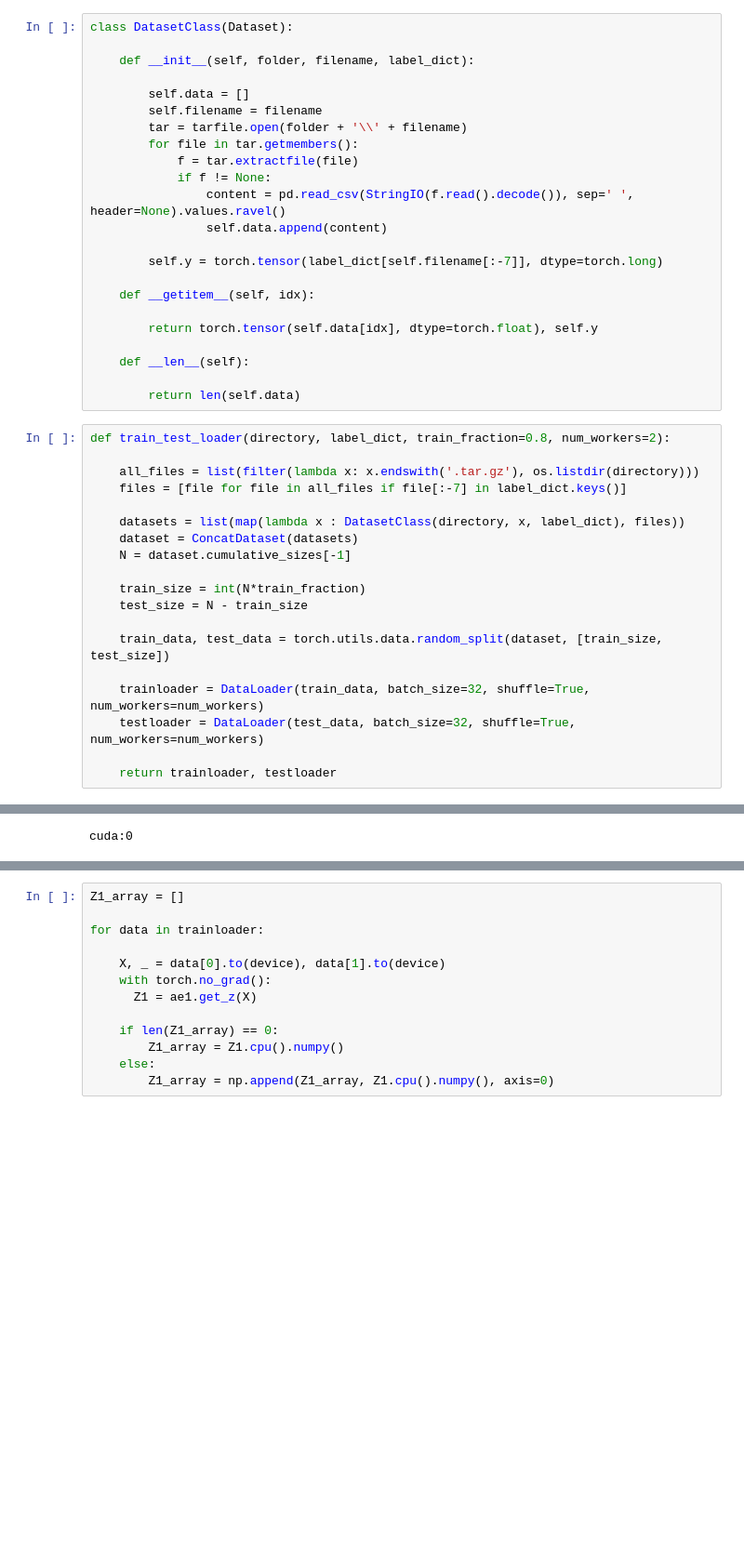
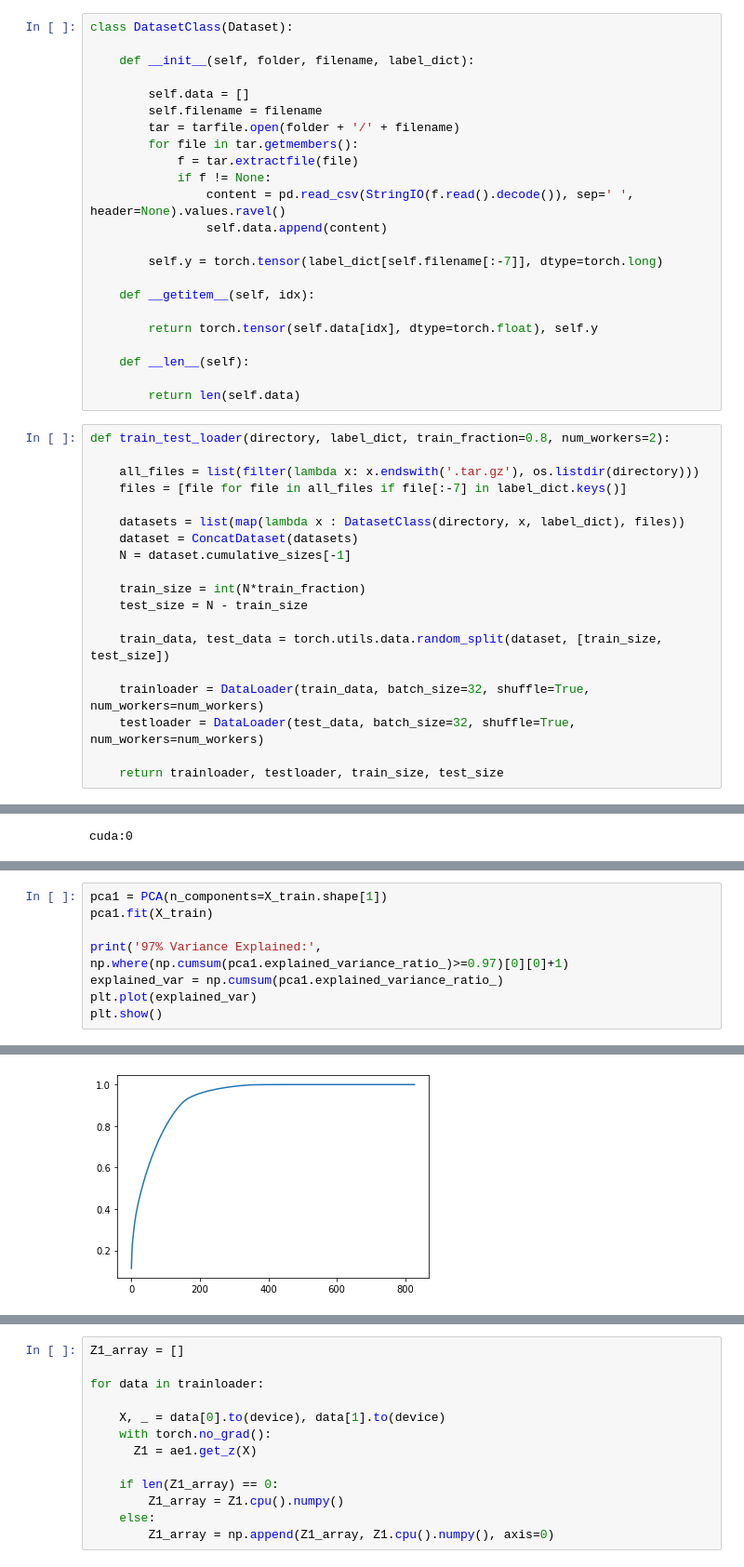
Before and after one commit to TheOneCodeGuy/AutoAssociationNN-RBM-AutoEncoders, a Jupyter notebook: Q2.ipynb, the cells around one changed output, grey strips where cells are left out. Shown at 93% size. Drawn from its saved outputs; the diff is of its cells as text; blank space fills up the shorter version.

```diff
--- a/Q2.ipynb
+++ b/Q2.ipynb
@@ -43,7 +39,7 @@ class DatasetClass(Dataset):
 
         self.data = []
         self.filename = filename
-        tar = tarfile.open(folder + '\\' + filename)
+        tar = tarfile.open(folder + '/' + filename)
         for file in tar.getmembers():
             f = tar.extractfile(file)
             if f != None:
@@ -77,7 +73,7 @@ def train_test_loader(directory, label_dict, train_fraction=0.8, num_workers=2):
     trainloader = DataLoader(train_data, batch_size=32, shuffle=True, num_workers=num_workers)
     testloader = DataLoader(test_data, batch_size=32, shuffle=True, num_workers=num_workers)
 
-    return trainloader, testloader
+    return trainloader, testloader, train_size, test_size
 # %%
 label_dict = {
     'tallbuilding': 1,
@@ -122,0 +124,9 @@ cuda:0
+# %%
+pca1 = PCA(n_components=X_train.shape[1])
+pca1.fit(X_train)
+
+print('97% Variance Explained:', np.where(np.cumsum(pca1.explained_variance_ratio_)>=0.97)[0][0]+1)
+explained_var = np.cumsum(pca1.explained_variance_ratio_)
+plt.plot(explained_var)
+plt.show()
+# %% [output]
@@ -123 +134,2 @@ cuda:0
+[figure, added]
 # %%
```
Also changed, not shown: parts of 20 cells of this notebook, 2 other files.
